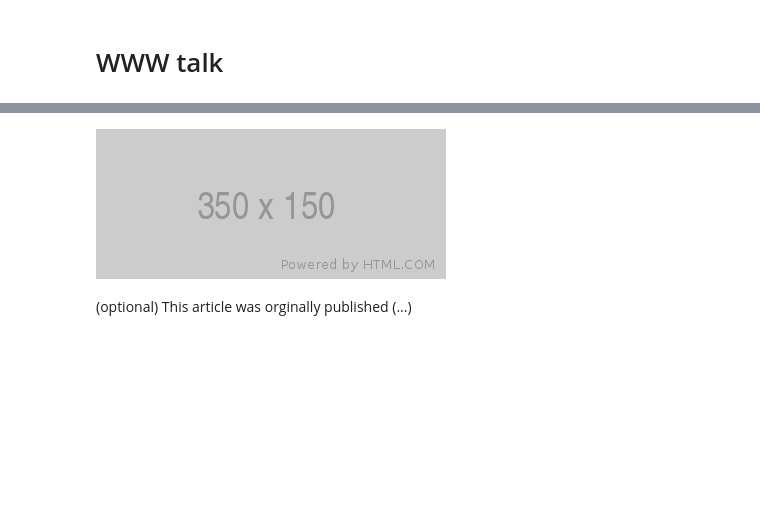
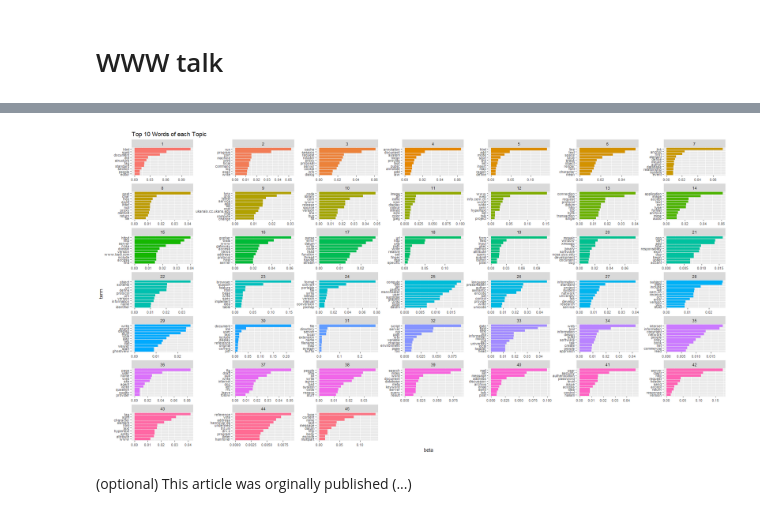
Before and after one commit to MartinFomasi/WWW_Talk_USI, a Jupyter notebook: article.ipynb, the cells around one changed output, grey strips where cells are left out. Drawn from its saved outputs; the diff is of its cells as text; code cells hidden in the pictures; blank space fills up the shorter version.

```diff
--- a/article.ipynb
+++ b/article.ipynb
@@ -15,11 +15,11 @@ Institution
 # %% [markdown]
 [![cc-by-nc-nd](https://licensebuttons.net/l/by-nc-nd/4.0/88x31.png)](https://creativecommons.org/licenses/by-nc-nd/4.0/)
 ©<AUTHOR or ORGANIZATION / FUNDER>. Published by De Gruyter in cooperation with the University of Luxembourg Centre for Contemporary and Digital History. This is an Open Access article distributed under the terms of the [Creative Commons Attribution License CC-BY-NC-ND](https://creativecommons.org/licenses/by-nc-nd/4.0/)
-# %%
-library("IRdisplay")
-display_png(file="./media/placeholder.png")
-# %% [output]
-[figure, removed]
+# %%
+from IPython.display import Image
+display(Image("./media/45Topic.png"))
+# %% [output]
+[figure, added]
 # %% [markdown]
  (optional) This article was orginally published (...)
 # %% [markdown]
```
Also changed, not shown: 1 other file.
